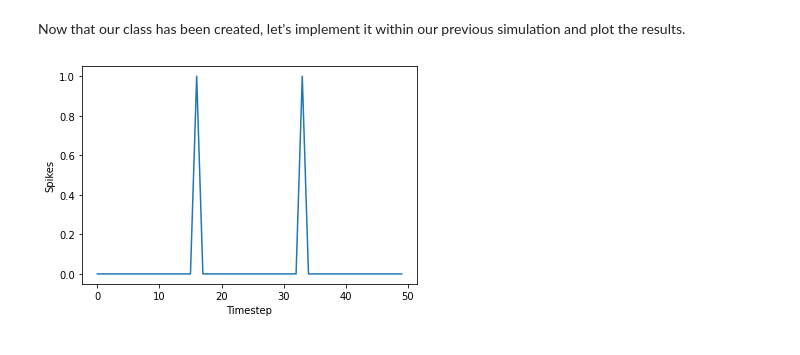
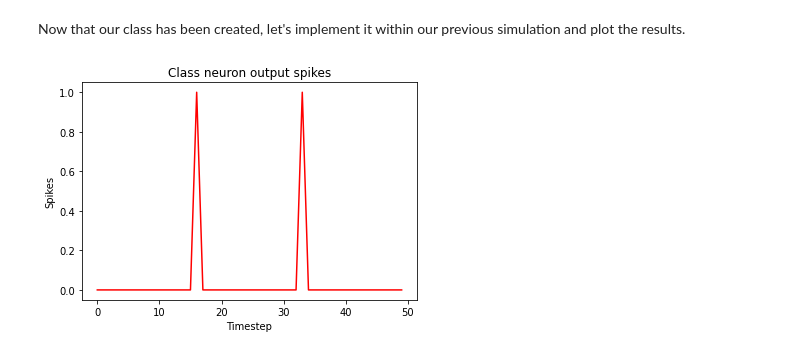
Before and after one commit to Geoforger/SummerSchool2023, a Jupyter notebook: Workshop 1/Workshop 1 Equations to Code.ipynb, the cells around one changed output. Cells and saved outputs as stored; diff of their text form; code cells hidden in the pictures.

```diff
--- a/Workshop 1/Workshop 1 Equations to Code.ipynb
+++ b/Workshop 1/Workshop 1 Equations to Code.ipynb
@@ -208,28 +319,28 @@ Now that our class has been created, let's implement it within our previous simu
 # %%
 import numpy as np
 
 # Simulation parameters
 timesteps = 50   # We simulate over 50 timesteps (50ms)
-i = 25e-11  # Constant current of 250nA
-dt = 1e-3   # Each timestep is 1ms
+i = 25e-11       # Constant current of 250nA
+dt = 1e-3        # Each timestep is 1ms
 
 # This list will contain our simulation outputs
 s_list = []
 
 # Create an instance of our class
 LIF = LIFNeuron()
 
 # This loop will run our simulation for the number of timesteps specified above
 for time in range(timesteps):
     # Check if there's an output spike at this timestep
     s = LIF.run_spk(dt, i)
 
     s_list.append(s)
+
+plt.plot(np.arange(len(s_list)), s_list, color="red")
+plt.xlabel("Timestep")
+plt.ylabel("Spikes")
+plt.title("Class neuron output spikes")
+plt.show()
+# %% [output]
+[figure, added]
-# %%
-plt.plot(np.arange(len(s_list)), s_list)
-plt.xlabel("Timestep")
-plt.ylabel("Spikes")
-plt.title("Class neuron output spikes")
-plt.show()
-# %% [output]
-[figure, removed]
```
Also changed, not shown: parts of 19 cells of this notebook.
